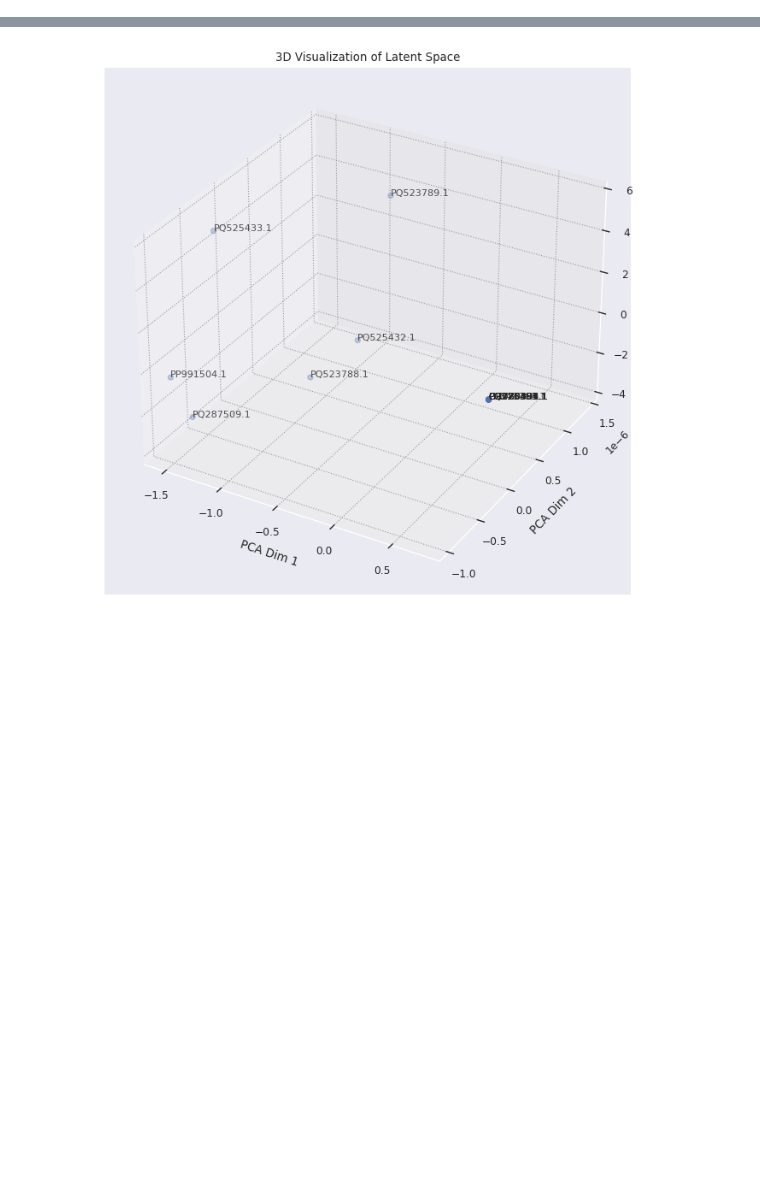
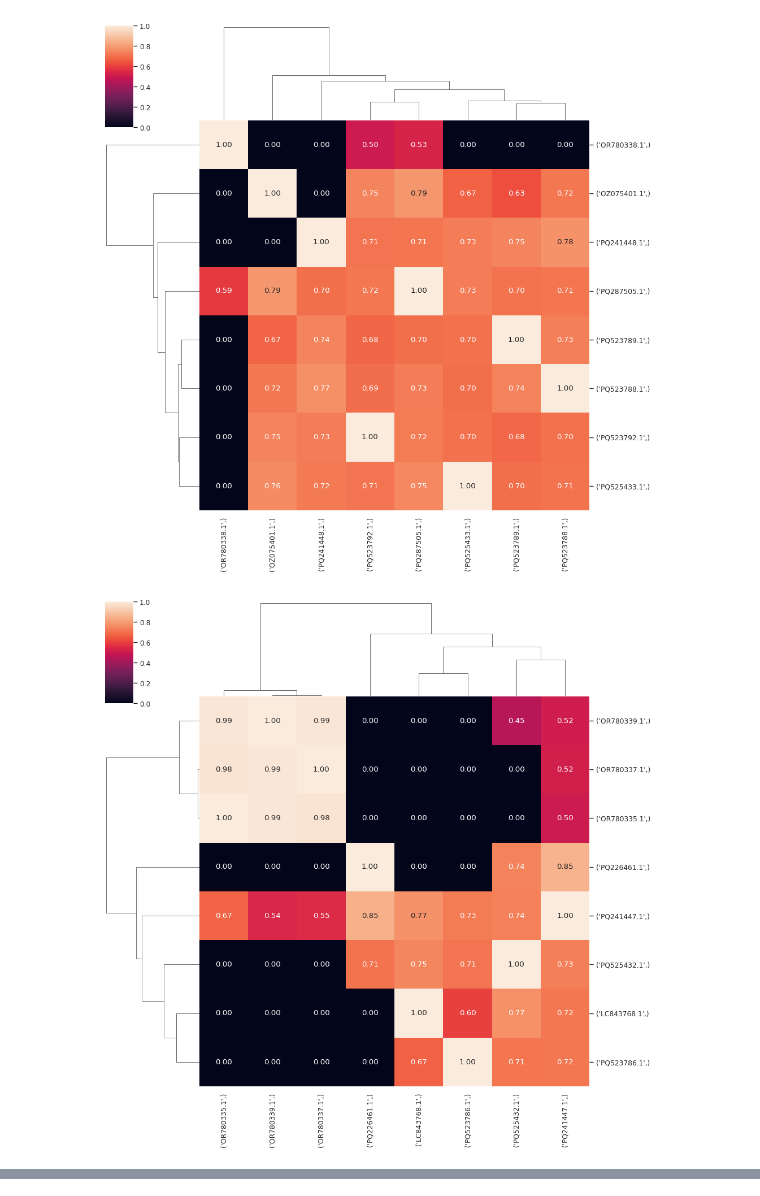
Before and after one commit to wgobrien/metagnn, a Jupyter notebook: notebooks/minimizer.ipynb, the cells around one changed output, grey strips where cells are left out. Saved outputs shown, nothing was run; the diff lists cells and outputs as text; code cells hidden in the pictures; blank space fills up the shorter version.

```diff
--- a/notebooks/minimizer.ipynb
+++ b/notebooks/minimizer.ipynb
@@ -124,11 +145,13 @@ def get_learned_params(vae, batch):
     return params
 # %%
 for batch in dataloader:
-    fft_batch = batch['fft']
+    fft_mtx = batch['ani_mtx']
     graphs = batch['graphs']
-    headers = batch["header"][0]
+    headers = batch["headers"][0]
     headers = [tuple(s.split()[:2]) for s in headers]
-    sim_mtx = mg.tl.compute_similarity(fft_batch)
-    sim_df = pd.DataFrame(sim_mtx, columns=headers, index=headers)
+    sim_df = pd.DataFrame(fft_mtx, columns=headers, index=headers)
     sns.clustermap(sim_df, annot=True, fmt=".2f",)
     plt.show()
+# %% [output]
+[figure, added]
+[figure, added]
@@ -157,34 +158,0 @@ headers = ["-".join(h.split()[:2]) for h in headers]
-# %%
-# Convert the list of latent means to a DataFrame
-z_df = pd.DataFrame(z_mu, columns=[f"Dim{i}" for i in range(len(z_mu[0]))])
-
-# Apply PCA to reduce dimensionality from 4D to 3D
-pca = PCA(n_components=3)
-z_3d = pca.fit_transform(z_df)
-
-# Create a 3D scatter plot
-fig = plt.figure(figsize=(10, 8))
-ax = fig.add_subplot(111, projection='3d')
-scatter = ax.scatter(z_3d[:, 0], z_3d[:, 1], z_3d[:, 2], c='b', marker='o', alpha=.3)
-
-# Annotate each point with its header
-for point, header in zip(z_3d, headers):
-    ax.text(point[0], point[1], point[2], header, fontsize=8, alpha=0.8)
-
-# Set labels
-ax.set_xlabel('PCA Dim 1')
-ax.set_ylabel('PCA Dim 2')
-ax.set_zlabel('PCA Dim 3')
-ax.set_title('3D Visualization of Latent Space')
-
-plt.show()
-
-# cosine_sim_matrix = np.corrcoef(z_df.T)
-
-# Create a heatmap of the cosine similarity matrix
-# plt.figure(figsize=(12, 10))
-# sns.clustermap(cosine_sim_matrix, annot=False, xticklabels=headers, yticklabels=headers, vmin=0, vmax=1)
-# plt.title('Cosine Similarity Heatmap')
-# plt.show()
-# %% [output]
-[figure, removed]
```
Also changed, not shown: parts of 31 cells of this notebook, 4 other files.
